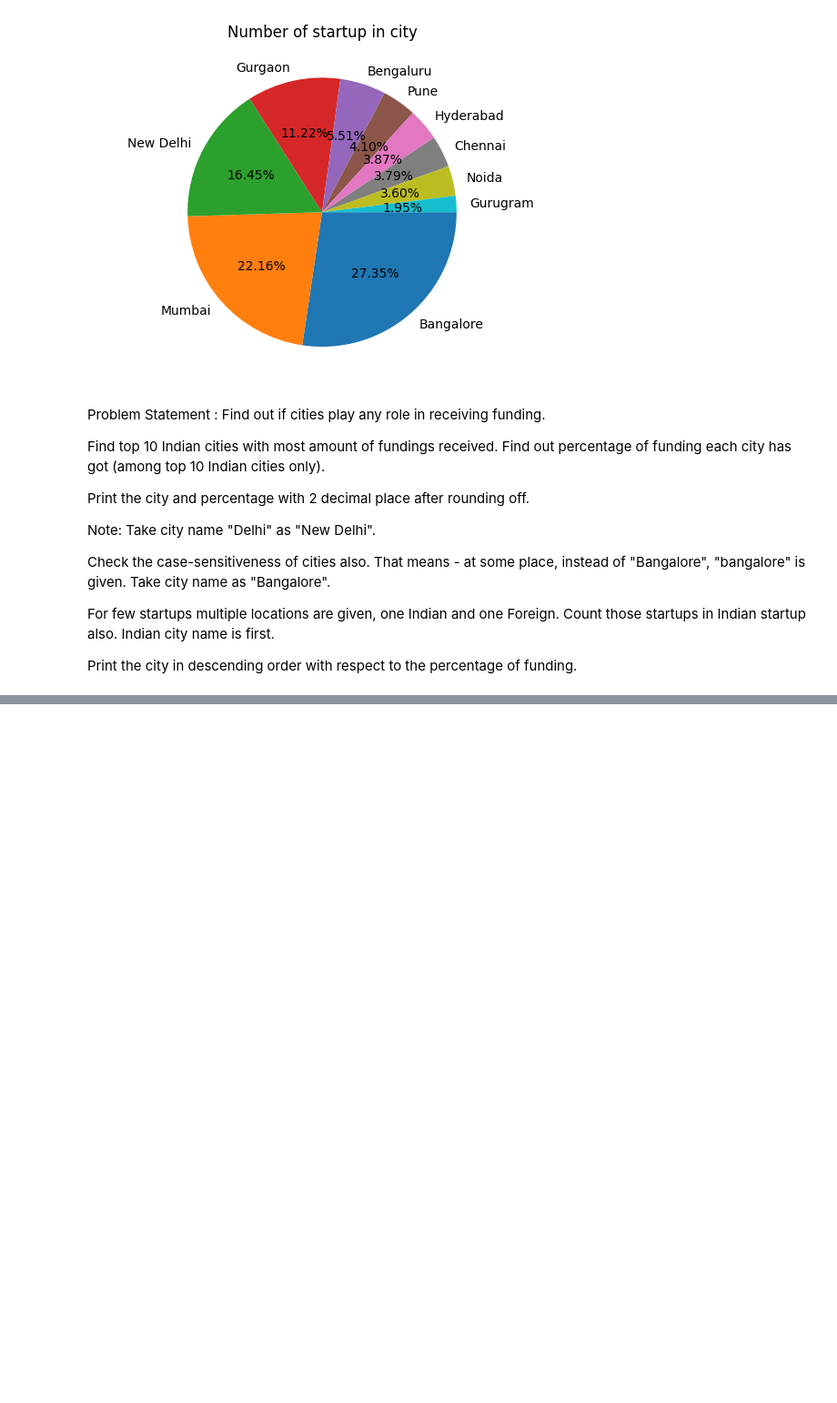
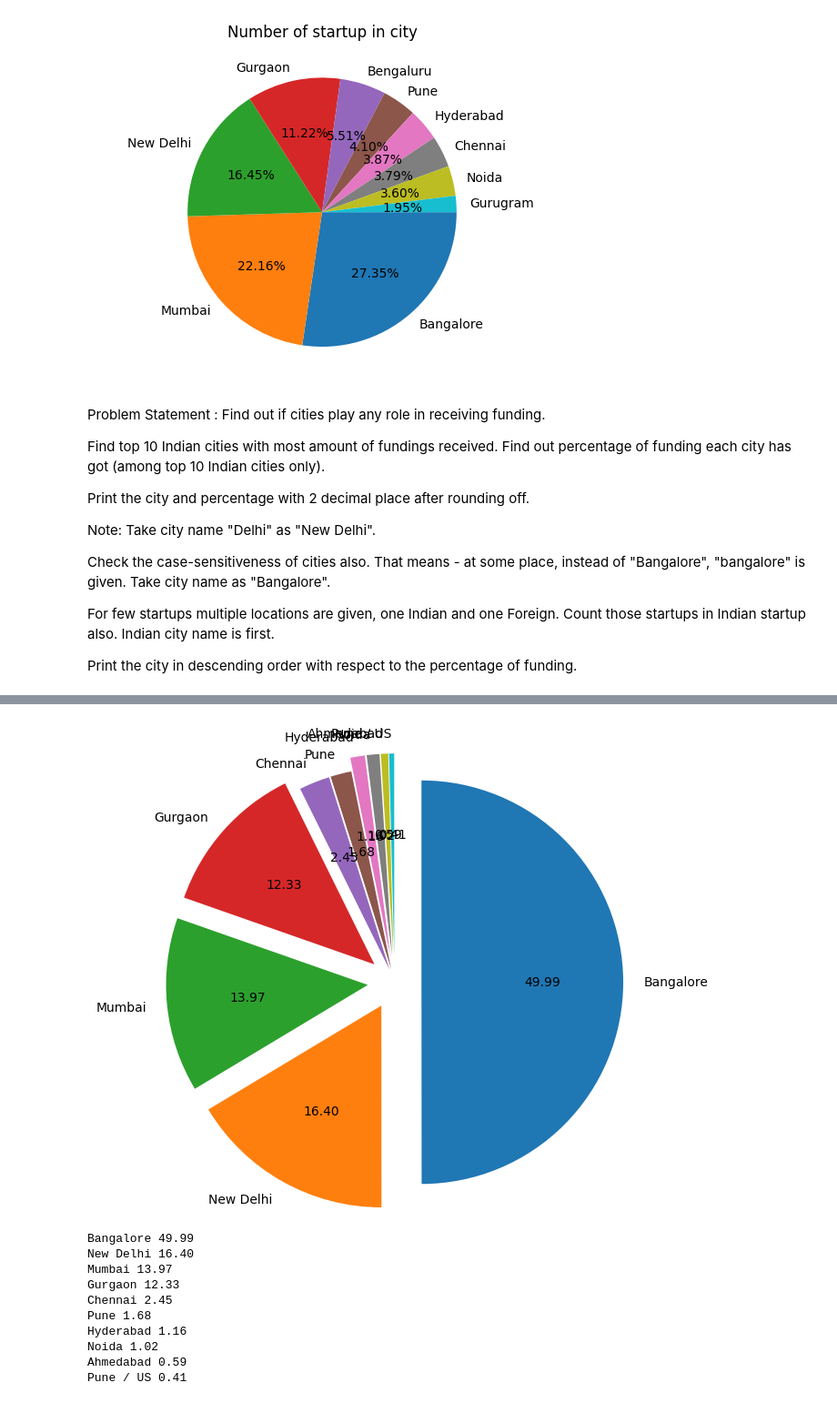
Before and after one commit to Aman-JR/Data_Science, a Jupyter notebook: Project Case Study/CaseStudy1.ipynb, the cells around one changed output, grey strips where cells are left out. Shown at 91% size. Drawn from its saved outputs; the diff is of its cells as text; code cells hidden in the pictures; blank space fills up the shorter version.

```diff
--- a/Project Case Study/CaseStudy1.ipynb
+++ b/Project Case Study/CaseStudy1.ipynb
@@ -154,20 +154,14 @@ df2.head(1)
 # If False, treats the pattern as a literal string
 # Cannot be set to False if pat is a compiled regex or repl is a callable.
 
-df2['Amount in USD'] = df2['Amount in USD'].replace(",","",regex=True)
-print(df2['Amount in USD'])
-
-df2['Amount in USD'] = df2['Amount in USD'].replace(np.nan, '0')
-df2['Amount in USD'] = df2['Amount in USD'].replace('undisclosed', '0')
-df2['Amount in USD'] = df2['Amount in USD'].replace('Undisclosed', '0')
-df2['Amount in USD'] = df2['Amount in USD'].str.extract('(\d+)', expand=False)
-
-df2['Amount in USD'] = df2['Amount in USD'].astype(float).astype(int)
-print(df2['Amount in USD'])
+df2['AmountInUSD'] = df2['AmountInUSD'].replace(",","",regex=True)
+df2['AmountInUSD'] = df2['AmountInUSD'].replace(np.nan,0)
+df2['AmountInUSD'] = df2['AmountInUSD'].astype(float).astype(int)
+print(df2['AmountInUSD'])
 
 
-# df2['City  Location'] = df2['City  Location'].replace('bengaluru',"Bengaluru")
-# df2['City  Location'] = df2['City  Location'].replace('Delhi',"New Delhi")
-# Amount = df2['Amount in USD']
-# Amount
+df2['CityLocation'].replace('bengaluru',"Bengaluru", inplace=True)
+df2['CityLocation'].replace('Delhi',"New Delhi",inplace=True)
+
+ans = df2.groupby('CityLocation')['AmountInUSD'].sum()
 # %% [output]
@@ -190,0 +180,6 @@ Name: Amount in USD, Length: 3044, dtype: int32
+# %%
+ans = ans.sort_values(ascending=False)[0:10]
+city = ans.index
+amount = ans.values
+
+# print(ans.values[0])
@@ -190,0 +199,21 @@ Name: Amount in USD, Length: 3044, dtype: int32
+# %%
+explode = [0.2,0.2,0.2,0.2,0.1,0.1,0.2,0.2,0.2,0.2]
+plt.pie(amount,labels = city,autopct='%0.2f',counterclock=False,startangle=90,explode =explode,radius=1.5)
+plt.xticks(rotation=90)
+plt.show()
+
+percent = np.true_divide(amount,amount.sum())*100
+for i in range(len(city)):
+    print(city[i],format(percent[i],'0.2f'))
+# %% [output]
+[figure, added]
+Bangalore 49.99
+New Delhi 16.40
+Mumbai 13.97
+Gurgaon 12.33
+Chennai 2.45
+Pune 1.68
+Hyderabad 1.16
+Noida 1.02
+Ahmedabad 0.59
+Pune / US 0.41
```
Also changed, not shown: parts of 25 cells of this notebook, 3 other files.
